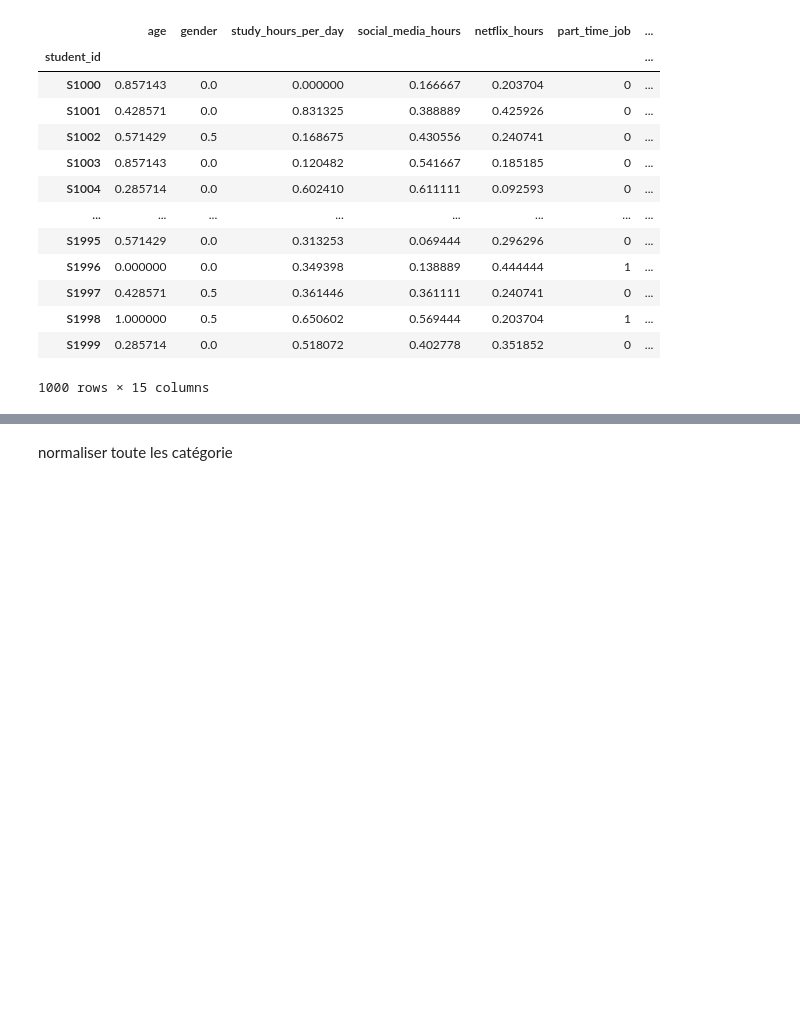
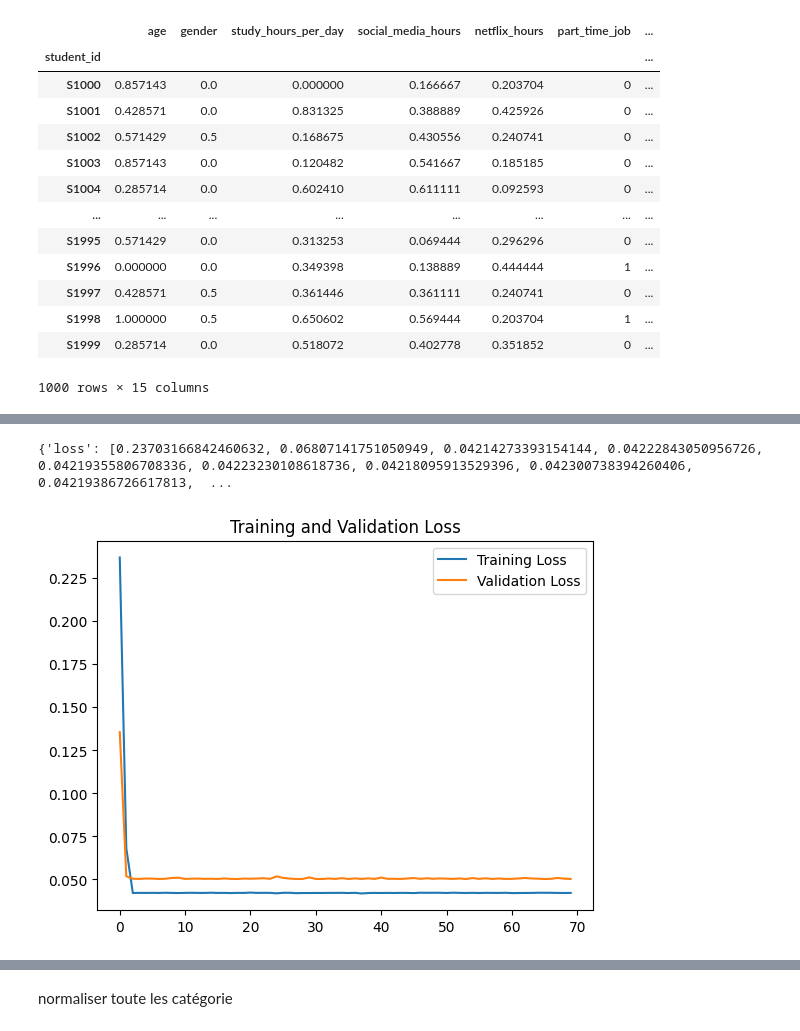
Before and after one commit to EnterN1me/InsaMachineLearningCourse, a Jupyter notebook: main.ipynb, the cells around one changed output, grey strips where cells are left out. Saved outputs shown, nothing was run; the diff lists cells and outputs as text; code cells hidden in the pictures; blank space fills up the shorter version.

Commit message:
feat: visualisation

```diff
--- a/main.ipynb
+++ b/main.ipynb
@@ -147,6 +147,8 @@ dataset["parental_education_level"]=(dataset["parental_education_level"]-dataset
 dataset["sleep_hours"]=(dataset["sleep_hours"]-dataset["sleep_hours"].min())/(dataset["sleep_hours"].max()-dataset["sleep_hours"].min())
 dataset["social_media_hours"]=(dataset["social_media_hours"]-dataset["social_media_hours"].min())/(dataset["social_media_hours"].max()-dataset["social_media_hours"].min())
 dataset["study_hours_per_day"]=(dataset["study_hours_per_day"]-dataset["study_hours_per_day"].min())/(dataset["study_hours_per_day"].max()-dataset["study_hours_per_day"].min())
+
+dataset["exam_score"]=(dataset["exam_score"]-dataset["exam_score"].min())/(dataset["exam_score"].max()-dataset["exam_score"].min())
 dataset
 # %% [output]
 |  | age | gender | study_hours_per_day | social_media_hours | netflix_hours | part_time_job | ... |
@@ -205,20 +207,22 @@ y_test = np.asarray(y_test)
 # %%
 N1 = 14
-N2 = 80
-N3 = 6
-N4 = 1
+N2 = 5
+#N3 = 60
+N4 = 3
+N5 = 1
 
-epochs = 10 #2000 #3000
+epochs = 70 #2000 #3000
 
 # define the model
 model = Sequential()
 model.add(Dense(N1, input_shape=(14,), activation='relu'))
 model.add(Dense(N2, activation='relu'))
-model.add(Dense(N3, activation='relu'))
-model.add(Dense(1, activation='sigmoid'))
+#model.add(Dense(N3, activation='relu'))
+model.add(Dense(N4, activation='linear'))
+model.add(Dense(1, activation='linear'))
 
 # compile the model
-model.compile(loss='binary_crossentropy', optimizer='adam')
+model.compile(loss='MeanSquaredError')
 
 # fit the model on the dataset
 model.fit(X_train, y_train, epochs=epochs, batch_size=20,validation_data=(X_test, y_test),)
@@ -246,4 +247,18 @@ Epoch 10/10
 <keras.src.callbacks.history.History at 0x...>
+# %%
+print(model.history.history)
+loss = model.history.history['loss']
+val_loss = model.history.history['val_loss']
+epochs_range = range(epochs)
+
+plt.plot(epochs_range, loss, label='Training Loss')
+plt.plot(epochs_range, val_loss, label='Validation Loss')
+plt.legend(loc='upper right')
+plt.title('Training and Validation Loss')
+plt.show()
+# %% [output]
+{'loss': [0.23703166842460632, 0.06807141751050949, 0.04214273393154144, 0.04222843050956726, 0.04219355806708336, 0.04223230108618736, 0.04218095913529396, 0.042300738394260406, 0.04219386726617813,  ...
+[figure, added]
 # %%
 ### TEST
 predictions = model.predict(X_test)
```
Also changed, not shown: parts of 5 cells of this notebook.
